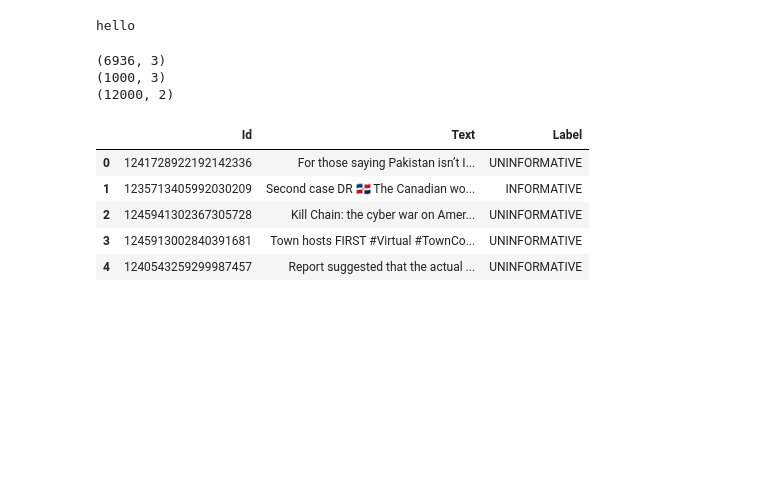
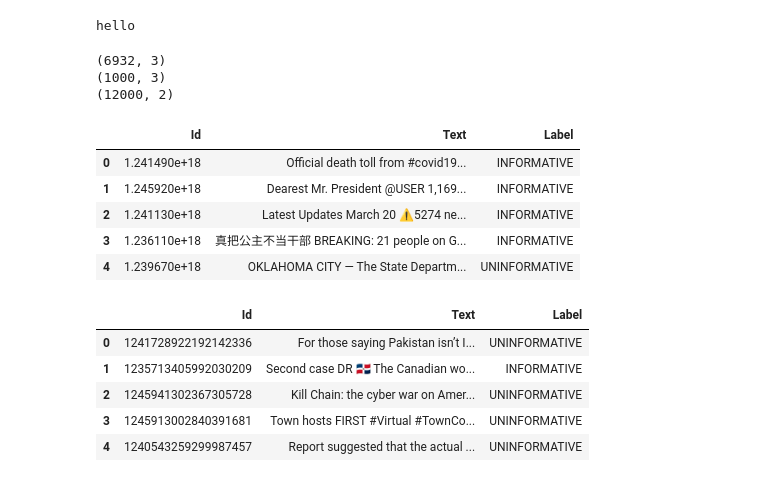
Before and after one commit to cn-mm/BioNLP, a Jupyter notebook: About_The_Data.ipynb, the cells around one changed output. Cells and saved outputs as stored; diff of their text form; code cells hidden in the pictures; blank space fills up the shorter version.

```diff
--- a/About_The_Data.ipynb
+++ b/About_The_Data.ipynb
@@ -13,16 +13,25 @@ import seaborn as sns
 
 import warnings
 # %%
-train = pd.read_csv(r'C:\Users\Hp\Desktop\Python\NLP\COVID19Tweet-master\train.tsv', sep='\t')
+train = pd.read_csv(r'C:\Users\Hp\Desktop\Python\NLP\COVID19Tweet-master\train1.tsv', sep='\t')
 val = pd.read_csv(r'C:\Users\Hp\Desktop\Python\NLP\COVID19Tweet-master\valid.tsv', sep='\t')
 test = pd.read_csv(r'C:\Users\Hp\Desktop\Python\NLP\COVID19Tweet-master\unlabeled_test_with_noise.tsv', sep='\t')
 print(train.shape)
 print(val.shape)
 print(test.shape)
 # %% [output]
-(6936, 3)
+(6932, 3)
 (1000, 3)
 (12000, 2)
+# %%
+train1.head()
+# %% [output]
+|  | Id | Text | Label |
+| 0 | 1.241490e+18 | Official death toll from #covid19... | INFORMATIVE |
+| 1 | 1.245920e+18 | Dearest Mr. President @USER 1,169... | INFORMATIVE |
+| 2 | 1.241130e+18 | Latest Updates March 20 ⚠️5274 ne... | INFORMATIVE |
+| 3 | 1.236110e+18 | 真把公主不当干部 BREAKING: 21 people on G... | INFORMATIVE |
+| 4 | 1.239670e+18 | OKLAHOMA CITY — The State Departm... | UNINFORMATIVE |
 # %%
 val.head()
 # %% [output]
```
Also changed, not shown: parts of 11 cells of this notebook, 1 other file.
